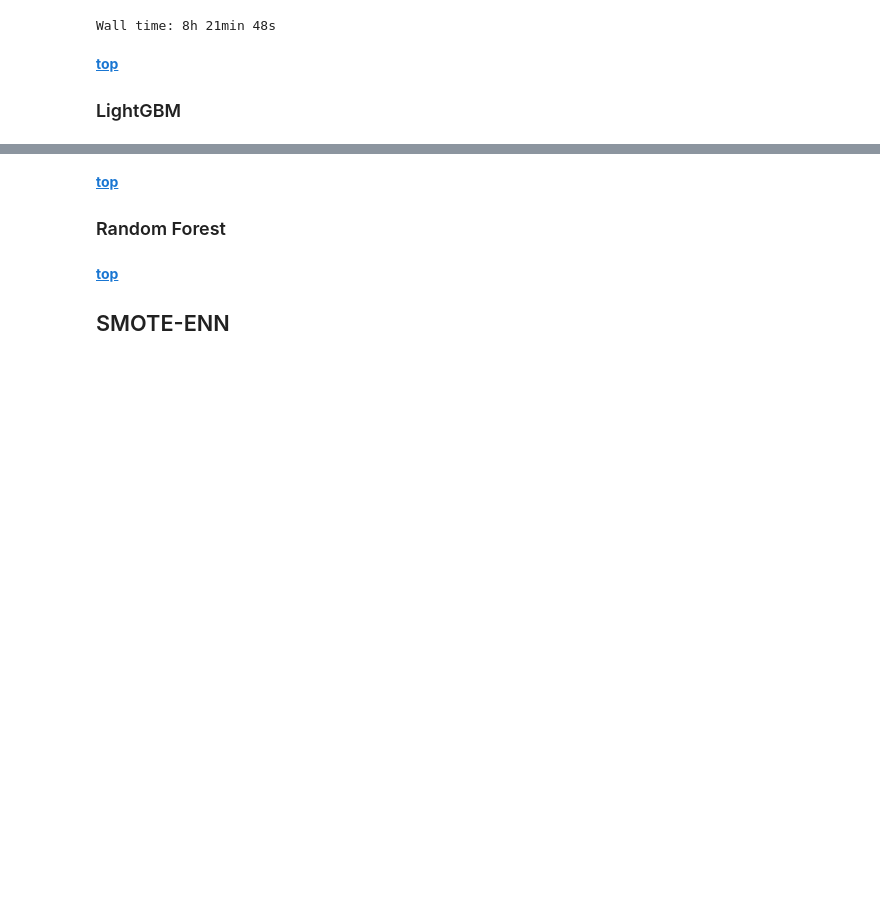
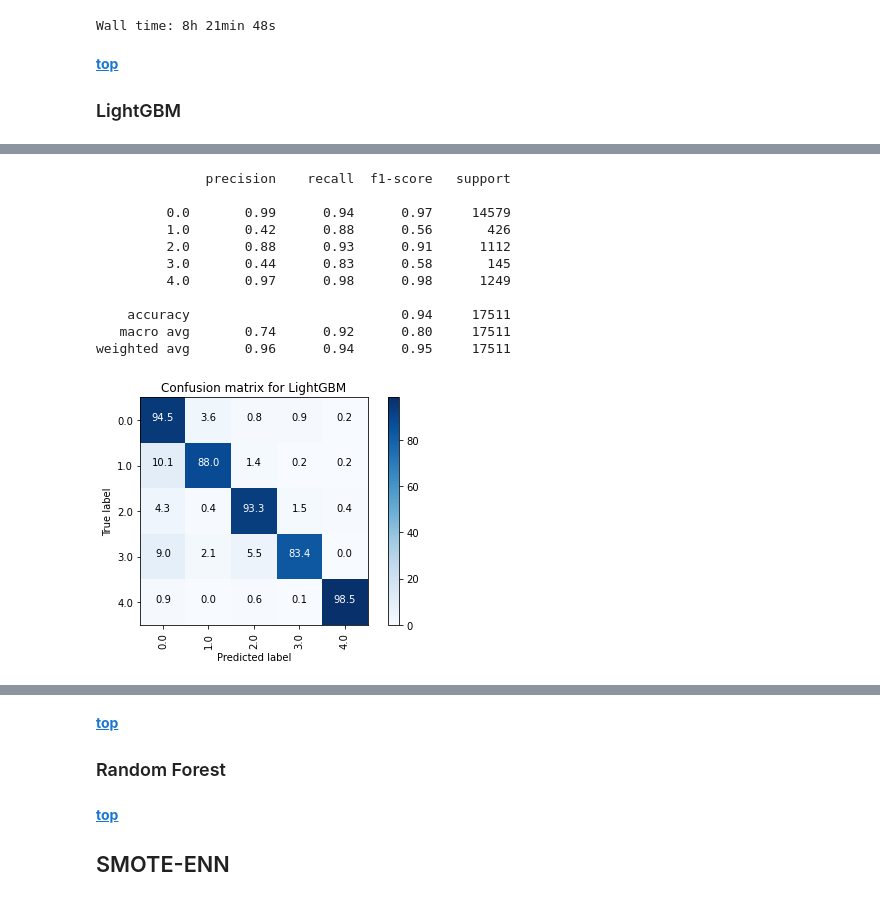
Before and after one commit to nastiag67/ecgn, a Jupyter notebook: README.ipynb, the cells around one changed output, grey strips where cells are left out. Saved outputs shown, nothing was run; the diff lists cells and outputs as text; code cells hidden in the pictures; blank space fills up the shorter version.

Commit message:
resampled lightgbm finished

```diff
--- a/README.ipynb
+++ b/README.ipynb
@@ -828,0 +973,16 @@ Fitting 5 folds for each of 972 candidates, totalling 4860 fits
+# %%
+# check the metrics on testing dataset
+metrics_report(model_lgbm, 'LightGBM', X_val, y_val, y_train, data='validation')
+# %% [output]
+              precision    recall  f1-score   support
+
+         0.0       0.99      0.94      0.97     14579
+         1.0       0.42      0.88      0.56       426
+         2.0       0.88      0.93      0.91      1112
+         3.0       0.44      0.83      0.58       145
+         4.0       0.97      0.98      0.98      1249
+
+    accuracy                           0.94     17511
+   macro avg       0.74      0.92      0.80     17511
+weighted avg       0.96      0.94      0.95     17511
+[figure, added]
```
Also changed, not shown: parts of 4 cells of this notebook, 7 other files.
